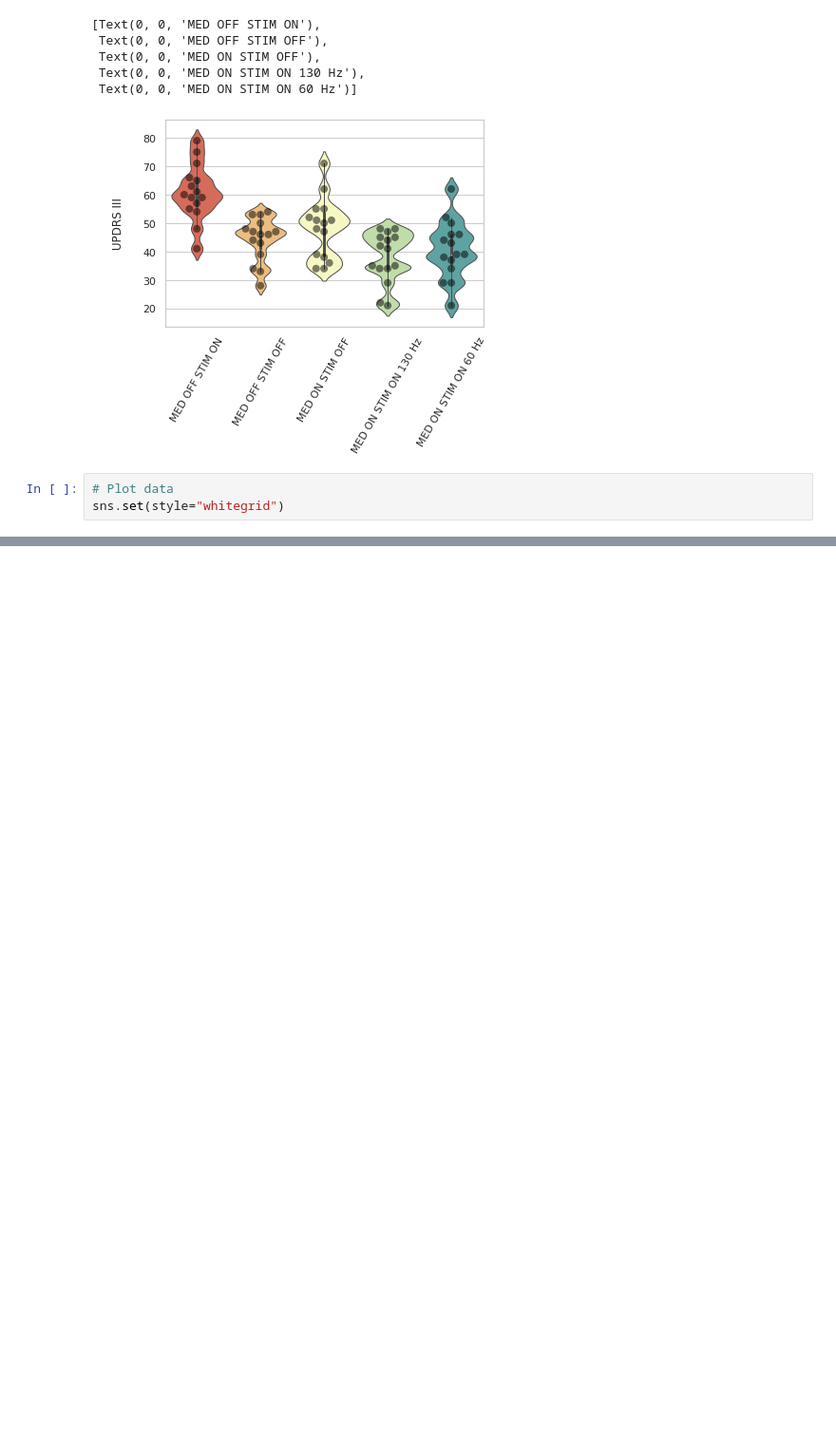
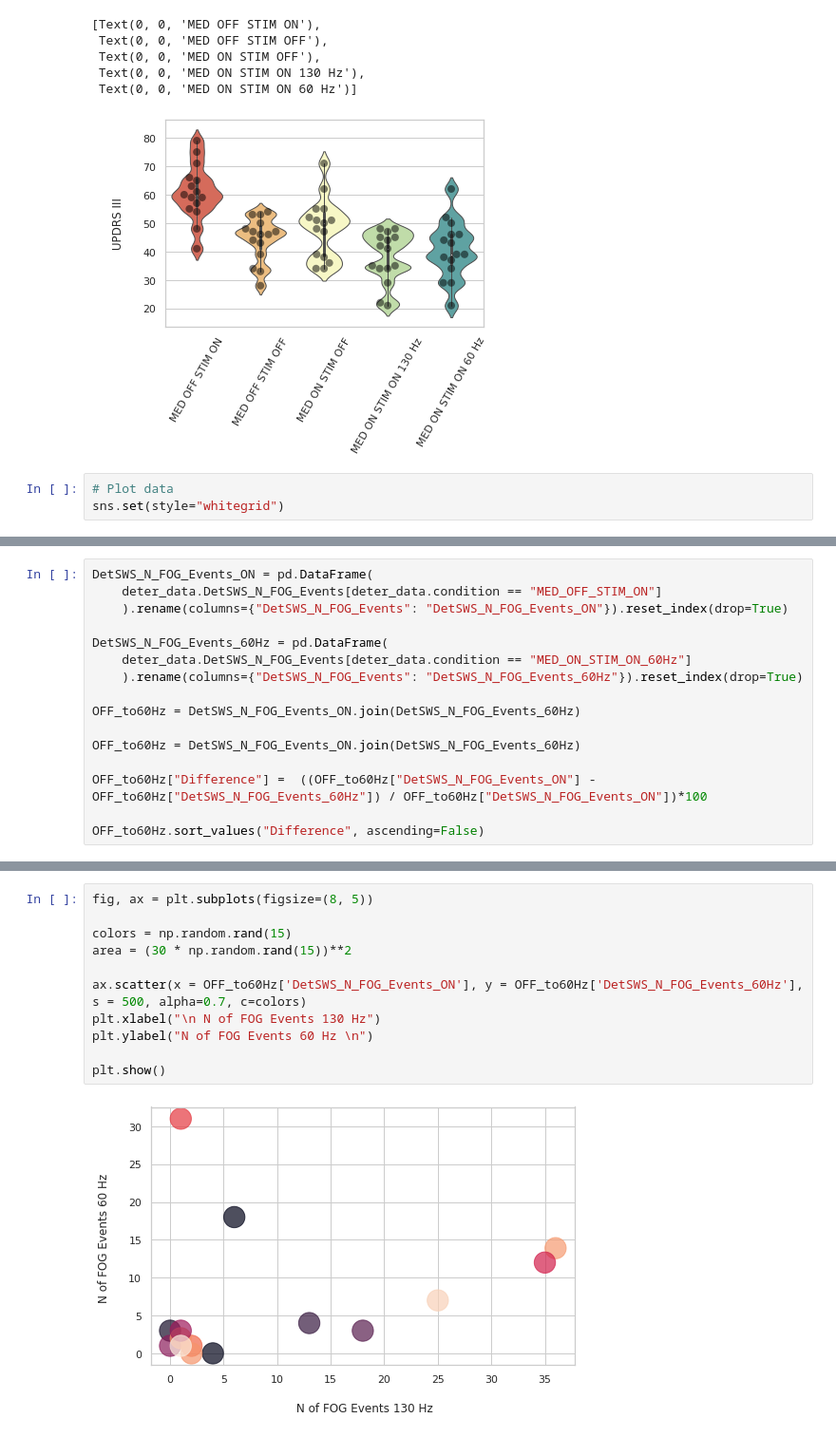
Before and after one commit to Le-bruit-de-nos-pas/3D_Kinematics_Freezing_of_Gait_Parkinson_2023, a Jupyter notebook: FOG_ANOVA (1).ipynb, the cells around one changed output, grey strips where cells are left out. Shown: that part at 95% size. Drawn from its saved outputs; the diff is of its cells as text; blank space fills up the shorter version.

```diff
--- a/FOG_ANOVA (1).ipynb
+++ b/FOG_ANOVA (1).ipynb
@@ -600,0 +869,16 @@ ax.set_xticklabels(['MED OFF STIM ON', 'MED OFF STIM OFF', 'MED ON STIM OFF', 'M
+# %%
+DetSWS_N_FOG_Events_ON = pd.DataFrame(
+    deter_data.DetSWS_N_FOG_Events[deter_data.condition == "MED_OFF_STIM_ON"]
+    ).rename(columns={"DetSWS_N_FOG_Events": "DetSWS_N_FOG_Events_ON"}).reset_index(drop=True)
+
+DetSWS_N_FOG_Events_60Hz = pd.DataFrame(
+    deter_data.DetSWS_N_FOG_Events[deter_data.condition == "MED_ON_STIM_ON_60Hz"]
+    ).rename(columns={"DetSWS_N_FOG_Events": "DetSWS_N_FOG_Events_60Hz"}).reset_index(drop=True)
+
+OFF_to60Hz = DetSWS_N_FOG_Events_ON.join(DetSWS_N_FOG_Events_60Hz)
+
+OFF_to60Hz = DetSWS_N_FOG_Events_ON.join(DetSWS_N_FOG_Events_60Hz)
+
+OFF_to60Hz["Difference"] =  ((OFF_to60Hz["DetSWS_N_FOG_Events_ON"] - OFF_to60Hz["DetSWS_N_FOG_Events_60Hz"]) / OFF_to60Hz["DetSWS_N_FOG_Events_ON"])*100
+
+OFF_to60Hz.sort_values("Difference", ascending=False)
@@ -600,0 +902,13 @@ ax.set_xticklabels(['MED OFF STIM ON', 'MED OFF STIM OFF', 'MED ON STIM OFF', 'M
+# %%
+fig, ax = plt.subplots(figsize=(8, 5))
+
+colors = np.random.rand(15)
+area = (30 * np.random.rand(15))**2
+
+ax.scatter(x = OFF_to60Hz['DetSWS_N_FOG_Events_ON'], y = OFF_to60Hz['DetSWS_N_FOG_Events_60Hz'], s = 500, alpha=0.7, c=colors)
+plt.xlabel("\n N of FOG Events 130 Hz")
+plt.ylabel("N of FOG Events 60 Hz \n")
+
+plt.show()
+# %% [output]
+[figure, added]
```
Also changed, not shown: parts of 33 cells of this notebook.
